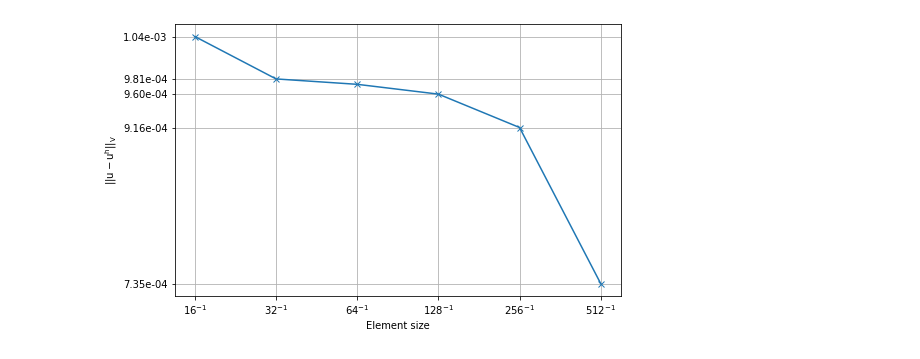
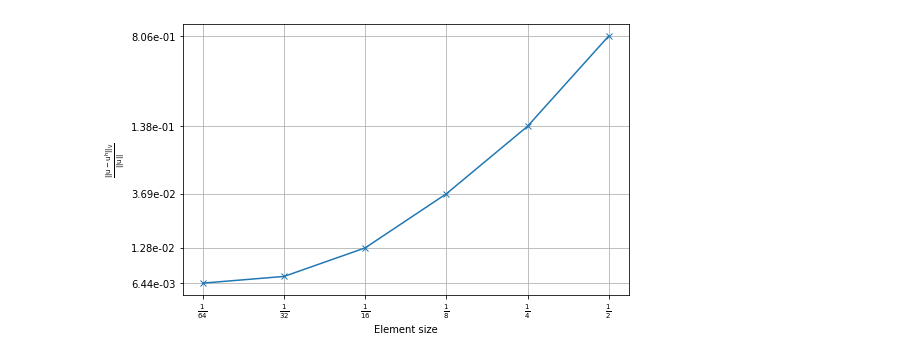
Before and after one commit to KOS-UJ/Spring-Rods-System-Approximation, a Jupyter notebook: experiments/error_estimate.ipynb, the cells around one changed output. Saved outputs shown, nothing was run; the diff lists cells and outputs as text; code cells hidden in the pictures.

Commit message:
compute relative error in estimate

```diff
--- a/experiments/error_estimate.ipynb
+++ b/experiments/error_estimate.ipynb
@@ -26,7 +23,11 @@ quantization_grid = [16, 32, 64, 128, 256, 512]
+# %%
+ref_quantization = 1 / 512
+quantization_grid = [1/2, 1/4, 1/8, 1/16, 1/32, 1/64]
+quantization_grid_labels = [f'$\\frac{{1}}{{{x}}}$' for x in (2, 4, 8, 16, 32, 64)]
 # %%
 model = SpringRodsSystemSetup(
     **setup,
-    step_size=1 / ref_quantization
+    step_size=ref_quantization
 )
 
 solver = SpringRodsSystemSolver(model)
@@ -45,14 +46,15 @@ error_norm = []
 for idx, quantization in enumerate(tqdm(quantization_grid)):
     model = SpringRodsSystemSetup(
         **setup,
-        step_size=1 / quantization
+        step_size=quantization
     )
     solver = SpringRodsSystemSolver(model)
     solution = np.concatenate(solver())
 
     # err = solution - approximate_in_positions(reference_solution, reference_domain, curr_domain)
     solution_refined = approximate_in_positions(solution, np.concatenate(model.domain), reference_domain_concat)
-    err = solution_refined - reference_solution
+    err = (solution_refined - reference_solution) / reference_solution
+    err[0] = err[-1] = 0
     left_rod_err = err[:reference_domain[0].size]
     right_rod_err = err[reference_domain[0].size:]
 
@@ -68,16 +70,19 @@ plt.legend()
+# %%
+error_norm = np.array(error_norm)
 # %%
 fig = plt.gcf()
 fig.set_size_inches(8, 5)
 
 plt.plot(quantization_grid, error_norm, marker='x')
 plt.xlabel('Element size')
-plt.ylabel('$||u - u^h||_V$')
+plt.ylabel(f'$\\frac{{||u - u^h||_V}}{{||u||}}$')
 plt.xscale('log')
 plt.yscale('log')
 # plt.xticks(quantization_grid, [f'$\\frac{{1}}{{{q}}}$' for q in quantization_grid], fontsize=16)
-plt.xticks(quantization_grid, [f'${{{q}}}^{{-1}}$' for q in quantization_grid])
-yticks = np.delete(error_norm, 2)
+# plt.xticks(quantization_grid, [f'${{{q}}}^{{-1}}$' for q in quantization_grid])
+plt.xticks(quantization_grid, quantization_grid_labels)
+yticks = np.delete(error_norm, -2)
 plt.yticks(yticks, [f'{err:.2e}' for err in yticks])
 plt.minorticks_off()
 # %% [output]
-[figure, old version]
+[figure, new version]
```
Also changed, not shown: parts of 3 cells of this notebook.
